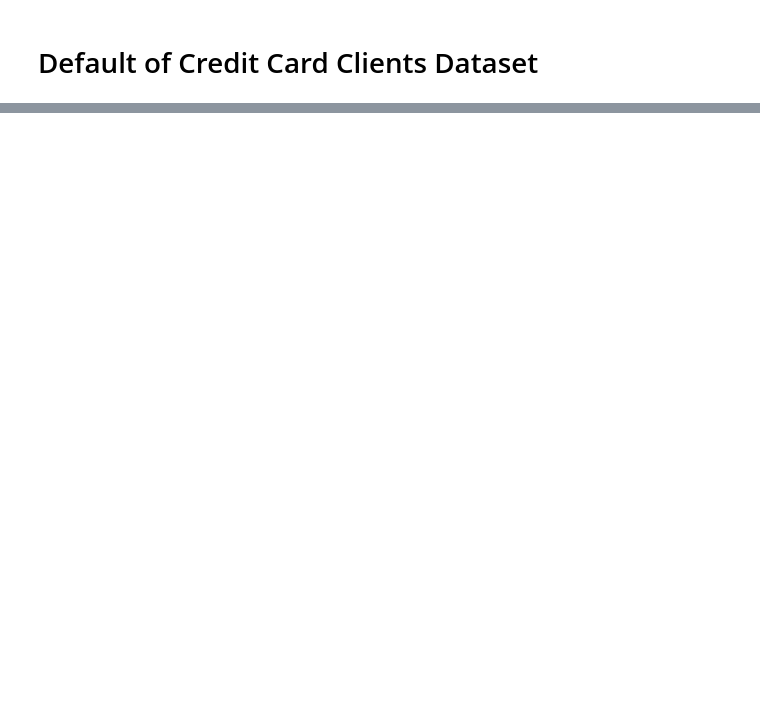
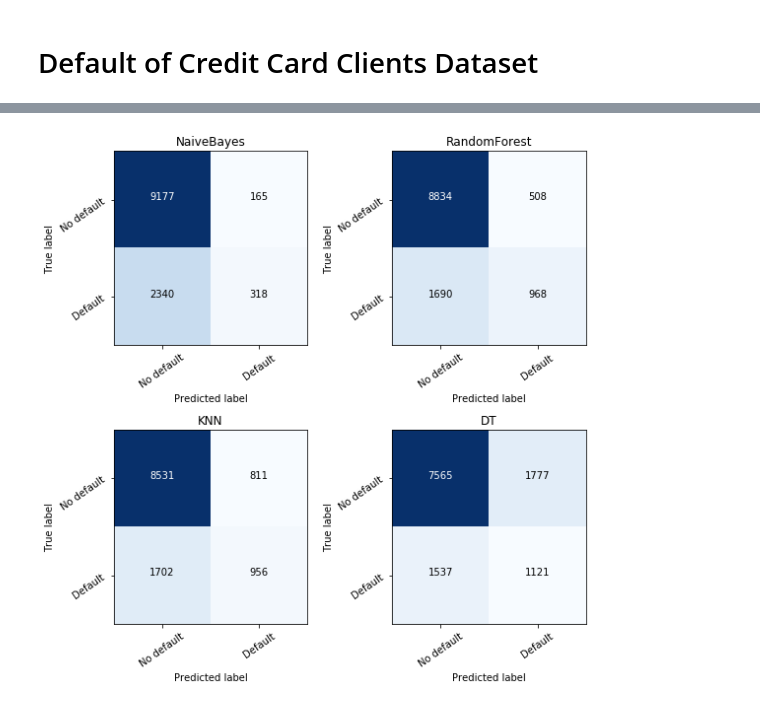
Before and after one commit to filipeoliveirabr/default-credit, a Jupyter notebook: Default of Credit.ipynb, the cells around one changed output, grey strips where cells are left out. Saved outputs shown, nothing was run; the diff lists cells and outputs as text; code cells hidden in the pictures; blank space fills up the shorter version.

Commit message:
Result for Credit Default

```diff
--- a/Default of Credit.ipynb
+++ b/Default of Credit.ipynb
@@ -81,0 +118,45 @@ print( describe_factor(df["EDUCATION"] ))
+# %%
+def plot_confusion_matrix(cm, ax, classes,
+                          normalize=False,
+                          title='Confusion matrix',
+                          cmap=plt.cm.Blues):
+
+    if normalize:
+        cm = cm.astype('float') / cm.sum(axis=1)[:, np.newaxis]
+
+    ax.imshow(cm, interpolation='nearest', cmap=cmap)
+    ax.set_title(title)
+    tick_marks = np.arange(len(classes))
+    ax.set_yticks(tick_marks)
+    ax.set_yticklabels(classes, rotation=35)
+
+    ax.set_xticks(tick_marks)
+    ax.set_xticklabels(classes, rotation=35)
+
+    fmt = '.2f' if normalize else 'd'
+    thresh = cm.max() / 2.
+    for i, j in itertools.product(range(cm.shape[0]), range(cm.shape[1])):
+        ax.text(j, i, format(cm[i, j], fmt),
+                 horizontalalignment="center",
+                 color="white" if cm[i, j] > thresh else "black")
+
+    ax.set_ylabel('True label')
+    ax.set_xlabel('Predicted label')
+# %%
+import matplotlib.gridspec as gridspec
+
+fig = plt.figure(figsize=(8, 8))
+gs = gridspec.GridSpec(2, 2)
+
+ax1 = plt.subplot(gs[0,0])
+ax2 = plt.subplot(gs[0,1])
+ax3 = plt.subplot(gs[1,0])
+ax4 = plt.subplot(gs[1,1])
+
+for c, ax in zip(conf_matrix.keys(), [ax1,ax2,ax3,ax4]):
+    plot_confusion_matrix(conf_matrix[c].values, ax, title = c, classes=['No default','Default'])
+
+plt.tight_layout()
+plt.show()
+# %% [output]
+[figure, added]
```
Also changed, not shown: parts of 20 cells of this notebook.
